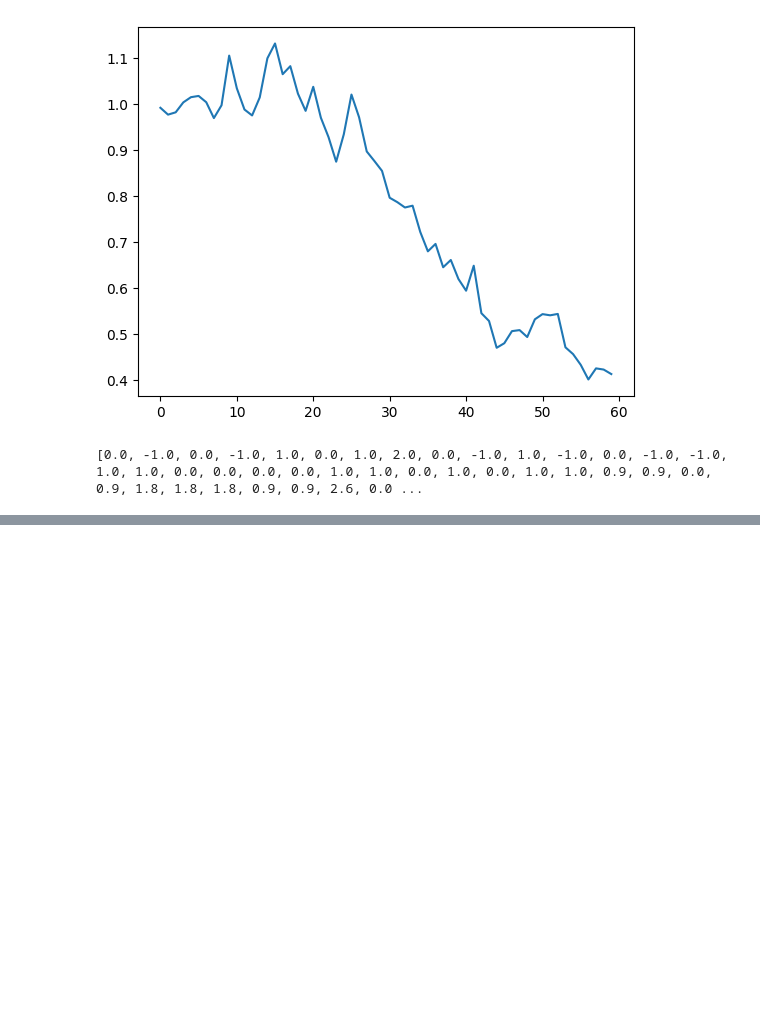
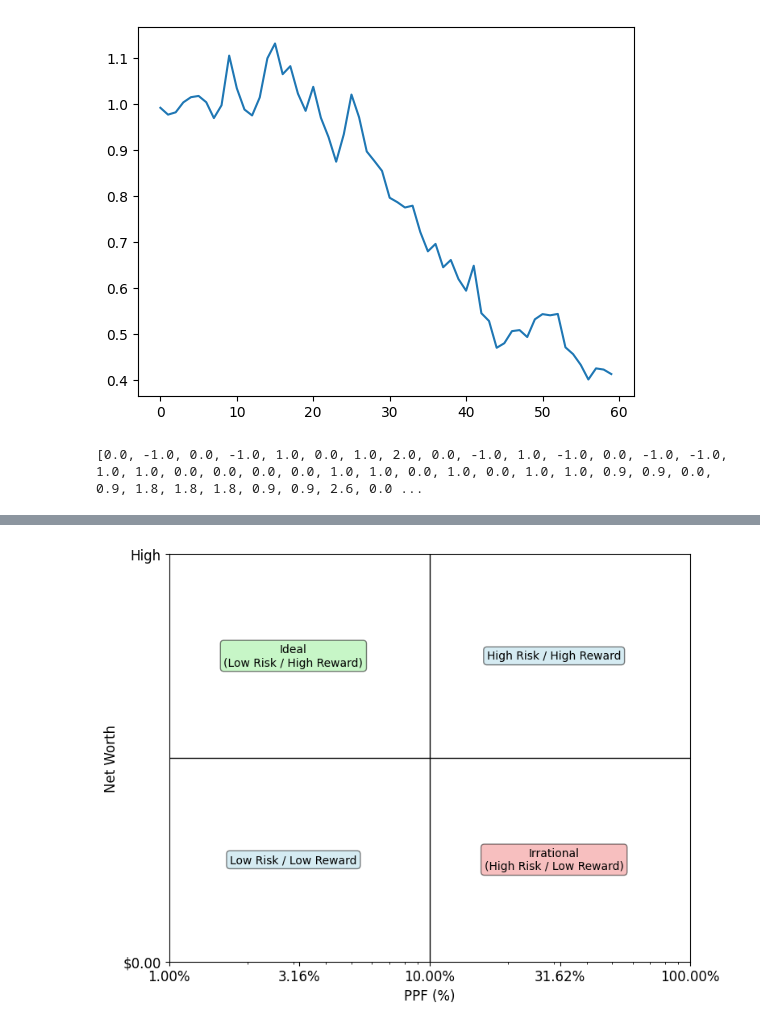
Before and after one commit to LukeG1/Investment-Simulator-Monthly, a Jupyter notebook: testing.ipynb, the cells around one changed output, grey strips where cells are left out. Cells and saved outputs as stored; diff of their text form; code cells hidden in the pictures; blank space fills up the shorter version.

```diff
--- a/testing.ipynb
+++ b/testing.ipynb
@@ -387,0 +432,48 @@ with open('./data/inflation_historic.csv', 'w', newline='') as f:
+# %%
+import matplotlib.pyplot as plt
+import numpy as np
+
+# Create the figure and axis
+fig, ax = plt.subplots(figsize=(8, 6))
+plt.rcParams.update({'font.size': 12})
+
+# Set axis to logarithmic for x
+ax.set_xscale('log')
+
+# Set axis limits
+ax.set_xlim(1, 100)
+ax.set_ylim(0, 100)
+
+# Set axis labels
+ax.set_xlabel("PPF (%)")
+ax.set_ylabel("Net Worth")
+
+# Customize x and y ticks
+x_ticks = np.logspace(0, 2, num=5)  # 10 ticks from 10^0 (1) to 10^2 (100)
+ax.set_xticks(x_ticks)
+ax.set_xticklabels([f'{x:.2f}%' for x in x_ticks])
+
+ax.set_yticks([0, 100])
+ax.set_yticklabels(['$0.00', 'High'])
+
+# Draw vertical and horizontal lines to create quadrants
+ax.axvline(x=10, color='black', linewidth=1)  # log(10) is midpoint between 1 and 100
+ax.axhline(y=50, color='black', linewidth=1)
+
+# Add quadrant labels
+ax.text(3, 75, "Ideal\n(Low Risk / High Reward)", ha='center', va='center', fontsize=10,
+        bbox=dict(boxstyle="round", facecolor="lightgreen", alpha=0.5))
+ax.text(30, 75, "High Risk / High Reward", ha='center', va='center', fontsize=10,
+        bbox=dict(boxstyle="round", facecolor="lightblue", alpha=0.5))
+ax.text(3, 25, "Low Risk / Low Reward", ha='center', va='center', fontsize=10,
+        bbox=dict(boxstyle="round", facecolor="lightblue", alpha=0.5))
+ax.text(30, 25, "Irrational\n(High Risk / Low Reward)", ha='center', va='center', fontsize=10,
+        bbox=dict(boxstyle="round", facecolor="lightcoral", alpha=0.5))
+
+# Remove grid lines
+ax.grid(False)
+
+plt.tight_layout()
+plt.show()
+# %% [output]
+[figure, added]
```
Also changed, not shown: parts of 2 cells of this notebook, 5 other files.
